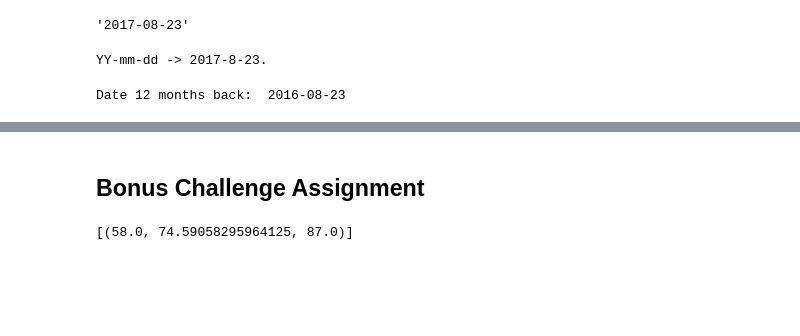
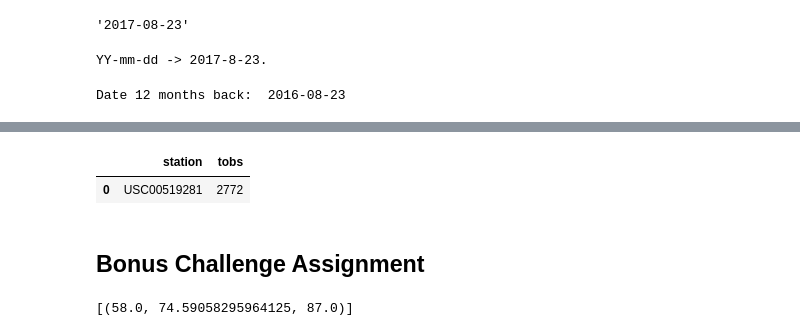
Before and after one commit to IrinaUX/sqlalchemy-challenge, a Jupyter notebook: station_analysis.ipynb, the cells around one changed output, grey strips where cells are left out. Drawn from its saved outputs; the diff is of its cells as text; code cells hidden in the pictures; blank space fills up the shorter version.

```diff
--- a/station_analysis.ipynb
+++ b/station_analysis.ipynb
@@ -536,0 +579,8 @@ Date: 2016-08-24; Station: USC00516128; Observations: 74.0.
+# %%
+# Use max method on df 'tobs' columns to get the most active station
+max_tobs = grouped_sta_df['tobs'].max()
+max_sta_df = grouped_sta_df.loc[grouped_sta_df['tobs'] == max_tobs]
+max_sta_df.reset_index()
+# %% [output]
+|  | station | tobs |
+| 0 | USC00519281 | 2772 |
```
Also changed, not shown: parts of 9 cells of this notebook.
